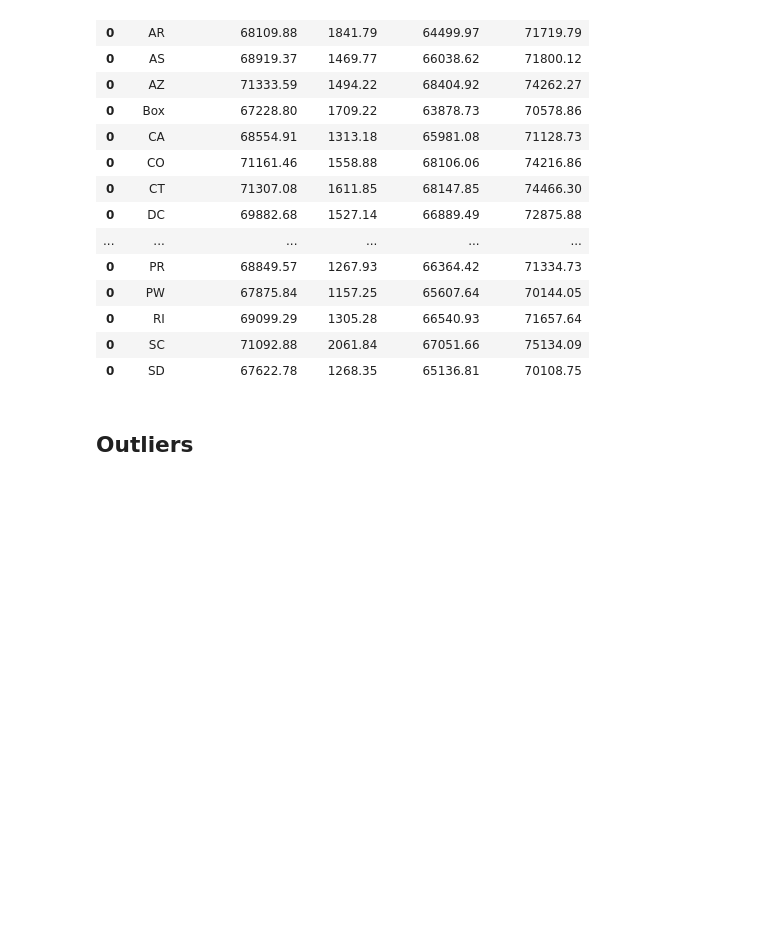
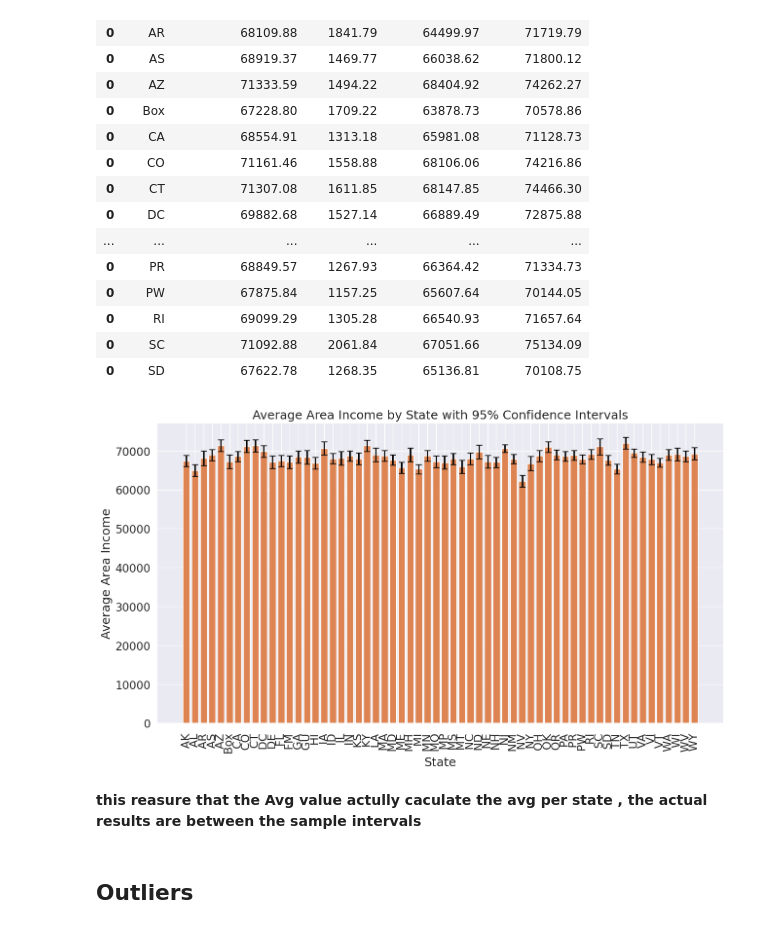
Before and after one commit to roy2392/USA_House_Prices_Regression_Project, a Jupyter notebook: project_usa_housing.ipynb, the cells around one changed output. Saved outputs shown, nothing was run; the diff lists cells and outputs as text; code cells hidden in the pictures; blank space fills up the shorter version.

```diff
--- a/project_usa_housing.ipynb
+++ b/project_usa_housing.ipynb
@@ -311,6 +311,37 @@ results_df.head(50)
 | 0 | RI | 69099.29 | 1305.28 | 66540.93 | 71657.64 |
 | 0 | SC | 71092.88 | 2061.84 | 67051.66 | 75134.09 |
 | 0 | SD | 67622.78 | 1268.35 | 65136.81 | 70108.75 |
+# %%
+
+# Set the x-axis labels to be the states
+x_labels = results_df['State']
+
+# Set the y-axis data to be the mean income values
+y_data = results_df['Avg. Area Income']
+
+# Set the error bars to be the standard error values
+y_err = results_df['Std. Error']
+
+# Create a bar chart with error bars
+# plt.bar(x_labels, y_data, yerr=y_err, capsize=4)
+plt.bar(x_labels, y_data, yerr=y_err, capsize=4, error_kw={'elinewidth': 2})
+plt.bar(x_labels, y_data, yerr=y_err, capsize=4, error_kw={'ecolor': 'black'})
+
+
+# Rotate the x-axis labels by 90 degrees
+plt.xticks(rotation=90)
+
+# Add a title and axis labels
+plt.title('Average Area Income by State with 95% Confidence Intervals')
+plt.xlabel('State')
+plt.ylabel('Average Area Income')
+
+# Display the chart
+plt.show()
+# %% [output]
+[figure, added]
+# %% [markdown]
+**this reasure that the Avg value actully caculate the avg per state , the actual results are between the sample intervals**
 # %% [markdown]
 ## Outliers
 # %%
```
